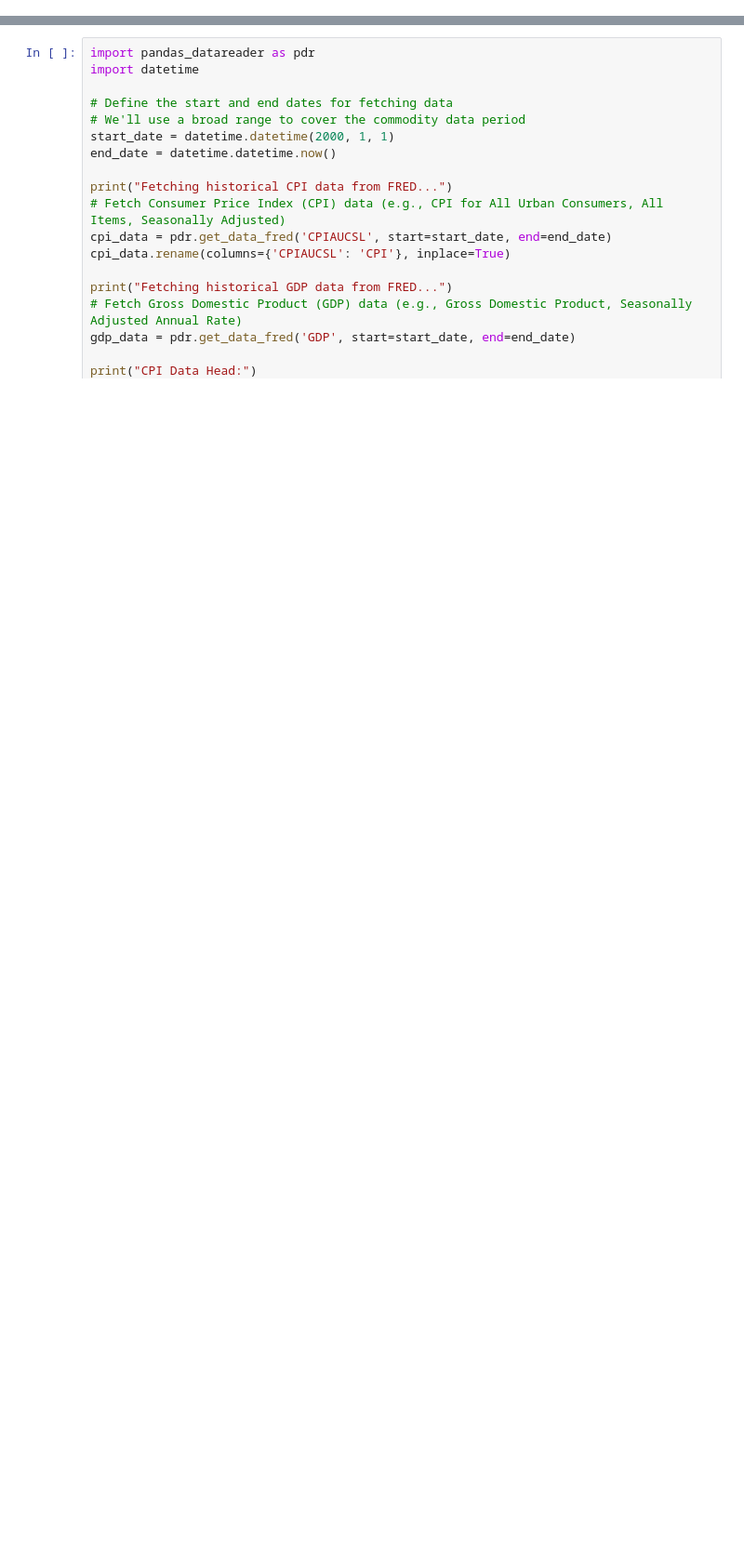
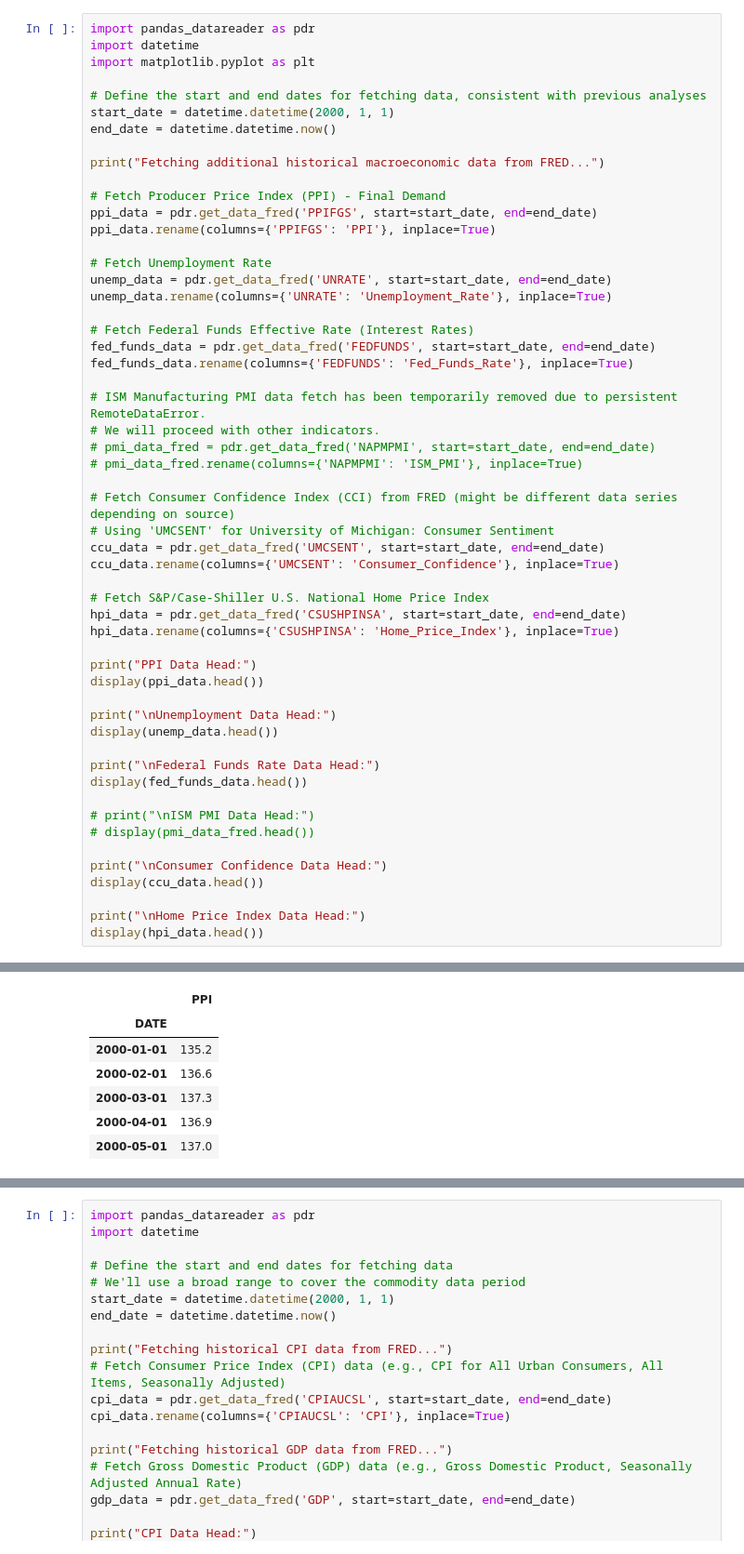
Before and after one commit to GUIVICFISHER/RiskNeutralKernel2026, a Jupyter notebook: STOCK_ANALYZER_EXP_1_ALPACA_CONNECT.ipynb, the cells around one changed output, grey strips where cells are left out. Shown at 93% size. Saved outputs shown, nothing was run; the diff lists cells and outputs as text; blank space fills up the shorter version.

```diff
--- a/STOCK_ANALYZER_EXP_1_ALPACA_CONNECT.ipynb
+++ b/STOCK_ANALYZER_EXP_1_ALPACA_CONNECT.ipynb
@@ -2,0 +99,55 @@
+# %%
+import pandas_datareader as pdr
+import datetime
+import matplotlib.pyplot as plt
+
+# Define the start and end dates for fetching data, consistent with previous analyses
+start_date = datetime.datetime(2000, 1, 1)
+end_date = datetime.datetime.now()
+
+print("Fetching additional historical macroeconomic data from FRED...")
+
+# Fetch Producer Price Index (PPI) - Final Demand
+ppi_data = pdr.get_data_fred('PPIFGS', start=start_date, end=end_date)
+ppi_data.rename(columns={'PPIFGS': 'PPI'}, inplace=True)
+
+# Fetch Unemployment Rate
+unemp_data = pdr.get_data_fred('UNRATE', start=start_date, end=end_date)
+unemp_data.rename(columns={'UNRATE': 'Unemployment_Rate'}, inplace=True)
+
+# Fetch Federal Funds Effective Rate (Interest Rates)
+fed_funds_data = pdr.get_data_fred('FEDFUNDS', start=start_date, end=end_date)
+fed_funds_data.rename(columns={'FEDFUNDS': 'Fed_Funds_Rate'}, inplace=True)
+
+# ISM Manufacturing PMI data fetch has been temporarily removed due to persistent RemoteDataError.
+# We will proceed with other indicators.
+# pmi_data_fred = pdr.get_data_fred('NAPMPMI', start=start_date, end=end_date)
+# pmi_data_fred.rename(columns={'NAPMPMI': 'ISM_PMI'}, inplace=True)
+
+# Fetch Consumer Confidence Index (CCI) from FRED (might be different data series depending on source)
+# Using 'UMCSENT' for University of Michigan: Consumer Sentiment
+ccu_data = pdr.get_data_fred('UMCSENT', start=start_date, end=end_date)
+ccu_data.rename(columns={'UMCSENT': 'Consumer_Confidence'}, inplace=True)
+
+# Fetch S&P/Case-Shiller U.S. National Home Price Index
+hpi_data = pdr.get_data_fred('CSUSHPINSA', start=start_date, end=end_date)
+hpi_data.rename(columns={'CSUSHPINSA': 'Home_Price_Index'}, inplace=True)
+
+print("PPI Data Head:")
+display(ppi_data.head())
+
+print("\nUnemployment Data Head:")
+display(unemp_data.head())
+
+print("\nFederal Funds Rate Data Head:")
+display(fed_funds_data.head())
+
+# print("\nISM PMI Data Head:")
+# display(pmi_data_fred.head())
+
+print("\nConsumer Confidence Data Head:")
+display(ccu_data.head())
+
+print("\nHome Price Index Data Head:")
+display(hpi_data.head())
+# %% [output]
@@ -2,0 +156,7 @@
+|  | PPI |
+| DATE |  |
+| 2000-01-01 | 135.2 |
+| 2000-02-01 | 136.6 |
+| 2000-03-01 | 137.3 |
+| 2000-04-01 | 136.9 |
+| 2000-05-01 | 137.0 |
```
Also changed, not shown: parts of 30 cells of this notebook.
